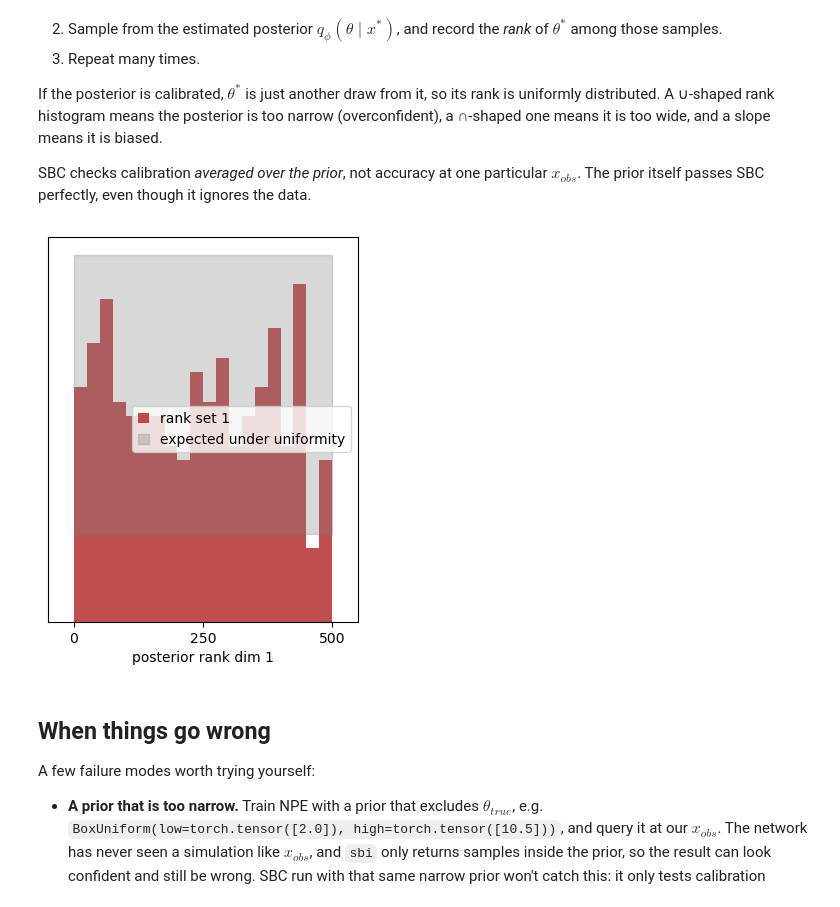
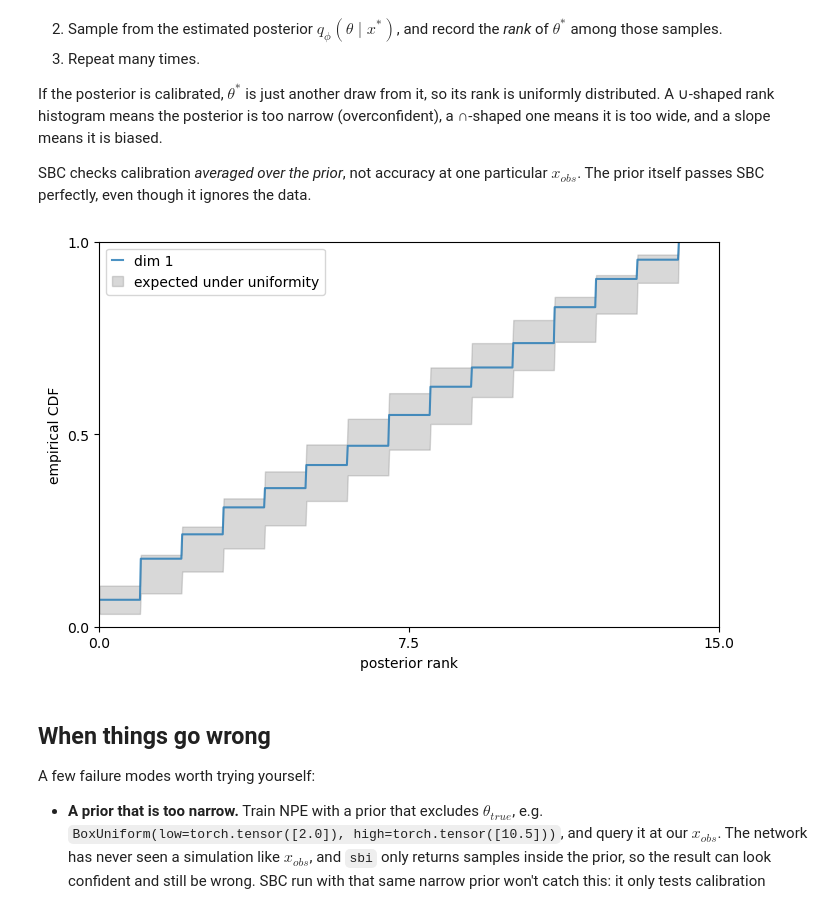
Before and after one commit to rdgao/road2sbi, a Jupyter notebook: exercises/exercise_3_sbi.ipynb, the cells around one changed output. Cells and saved outputs as stored; diff of their text form; code cells hidden in the pictures.

```diff
--- a/exercises/exercise_3_sbi.ipynb
+++ b/exercises/exercise_3_sbi.ipynb
@@ -316,19 +316,19 @@ SBC checks calibration *averaged over the prior*, not accuracy at one particular
 # %%
 # Optional: SBC for the NPE posterior trained above (takes under a minute)
 from sbi.analysis.plot import sbc_rank_plot
 from sbi.diagnostics import run_sbc
 
 N_SBC, N_POSTERIOR_SAMPLES = 300, 500
 
 torch.manual_seed(SEED)
 theta_sbc = prior.sample((N_SBC,))
 x_sbc = simulate(theta_sbc)
 ranks, dap_samples = run_sbc(theta_sbc, x_sbc, posterior, num_posterior_samples=N_POSTERIOR_SAMPLES)
 
-fig, ax = sbc_rank_plot(ranks, num_posterior_samples=N_POSTERIOR_SAMPLES, plot_type="hist", num_bins=20)
+fig, ax = sbc_rank_plot(ranks, num_posterior_samples=N_POSTERIOR_SAMPLES, plot_type="cdf")
 plt.show()
 # %% [output]
-[figure, old version]
+[figure, new version]
 # %% [markdown]
 ## When things go wrong
 
```
Also changed, not shown: 1 other file.
